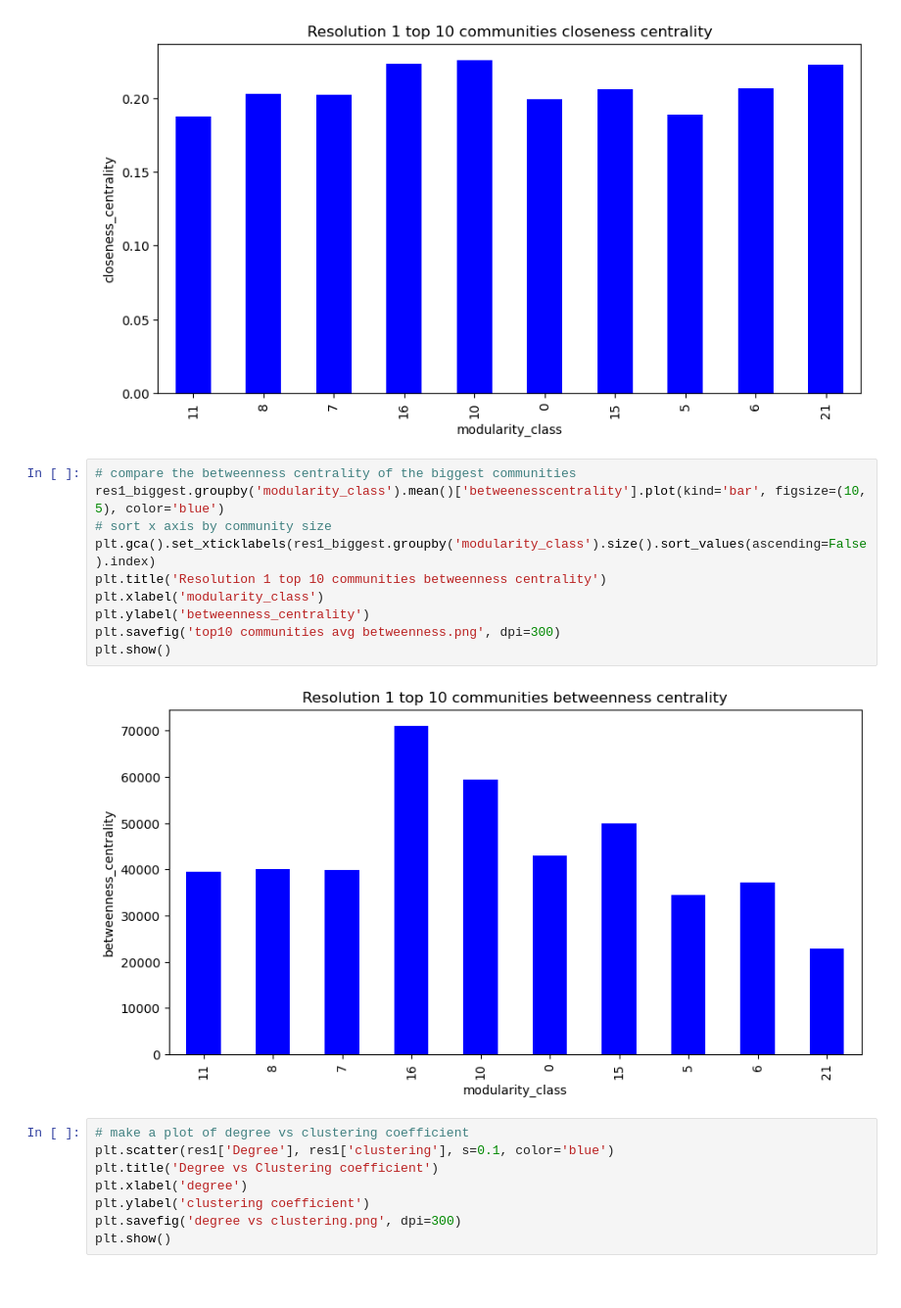
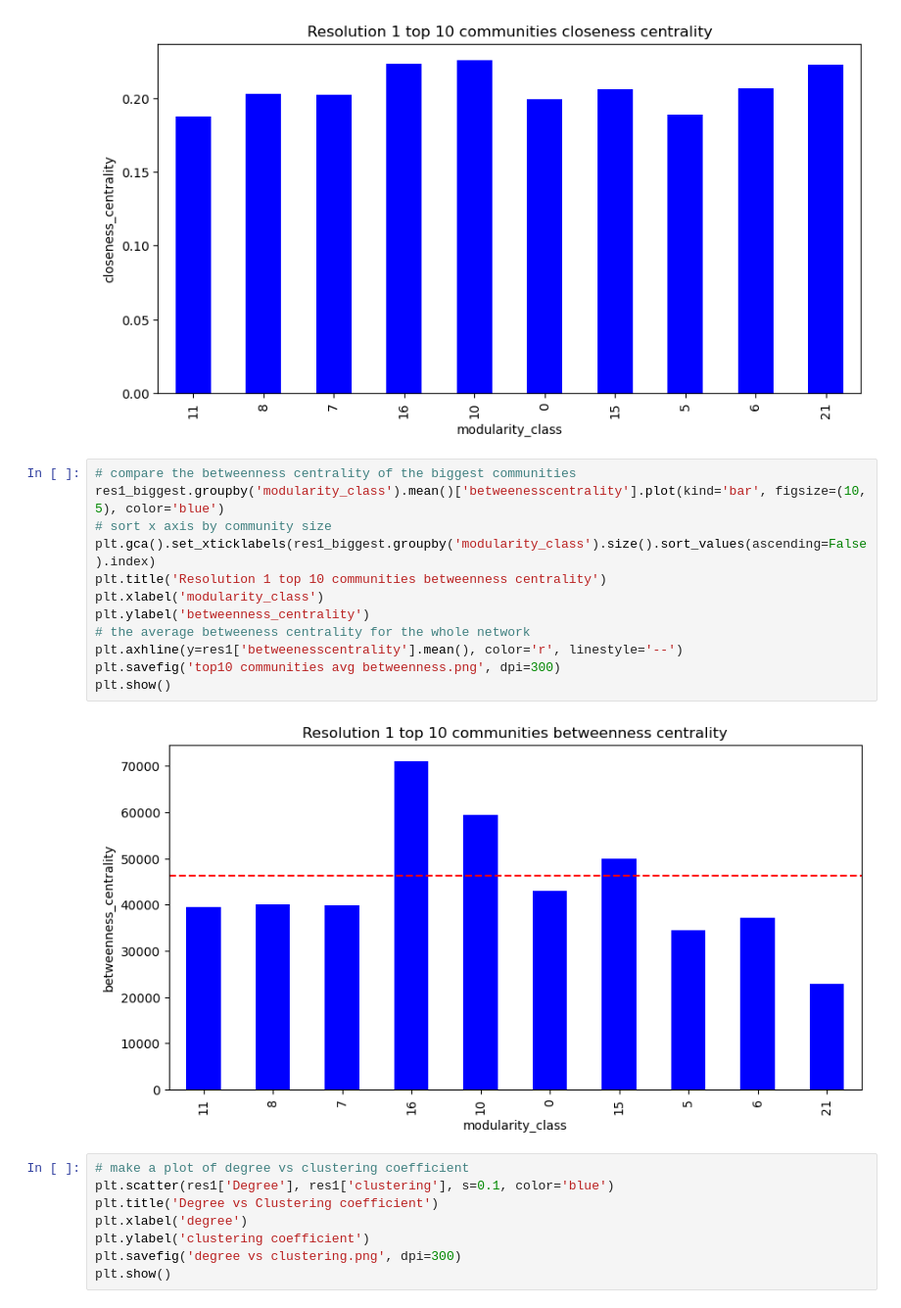
Before and after one commit to DMSN-P14/dmsn-groupproject, a Jupyter notebook: task1.ipynb, the cells around one changed output. Shown: that part at 98% size. Saved outputs shown, nothing was run; the diff lists cells and outputs as text.

```diff
--- a/task1.ipynb
+++ b/task1.ipynb
@@ -193,15 +220,17 @@ plt.show()
 # %%
 # compare the betweenness centrality of the biggest communities
 res1_biggest.groupby('modularity_class').mean()['betweenesscentrality'].plot(kind='bar', figsize=(10, 5), color='blue')
 # sort x axis by community size
 plt.gca().set_xticklabels(res1_biggest.groupby('modularity_class').size().sort_values(ascending=False).index)
 plt.title('Resolution 1 top 10 communities betweenness centrality')
 plt.xlabel('modularity_class')
 plt.ylabel('betweenness_centrality')
+# the average betweeness centrality for the whole network
+plt.axhline(y=res1['betweenesscentrality'].mean(), color='r', linestyle='--')
 plt.savefig('top10 communities avg betweenness.png', dpi=300)
 plt.show()
 # %% [output]
-[figure, old version]
+[figure, new version]
 # %%
 # make a plot of degree vs clustering coefficient
 plt.scatter(res1['Degree'], res1['clustering'], s=0.1, color='blue')
```
Also changed, not shown: parts of 4 cells of this notebook, 1 other file.
